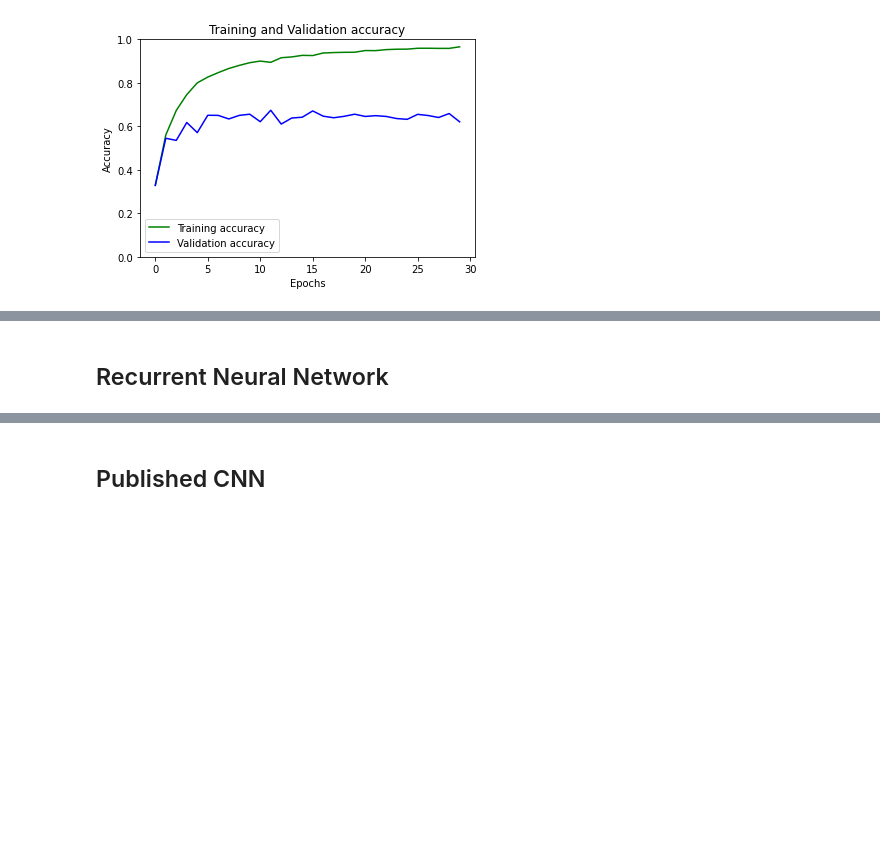
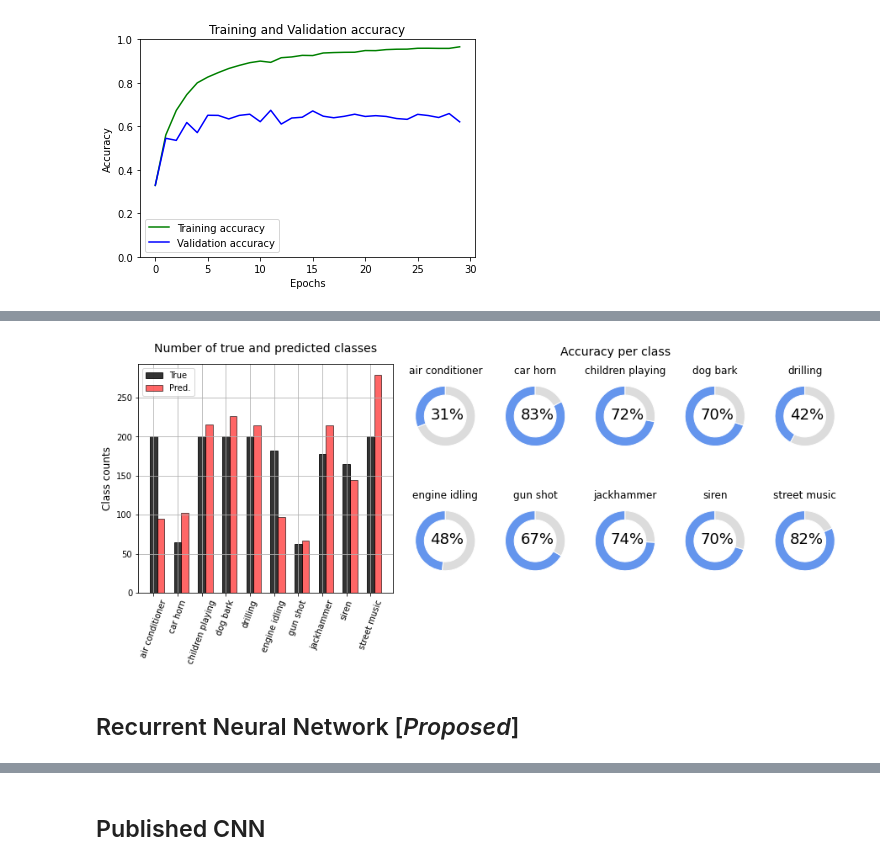
Before and after one commit to dkant000/ML_PROJECT, a Jupyter notebook: Machine_Learning_coursework2.ipynb, the cells around one changed output, grey strips where cells are left out. Saved outputs shown, nothing was run; the diff lists cells and outputs as text; code cells hidden in the pictures; blank space fills up the shorter version.

```diff
--- a/Machine_Learning_coursework2.ipynb
+++ b/Machine_Learning_coursework2.ipynb
@@ -1764,2 +1697,6 @@ dfresults, acc, recall_classes, precision_classes = my_results(y_test, y_pred)
+# %%
+plot_counts_accuracy(y_test, y_pred)
+# %% [output]
+[figure, added]
 # %% [markdown]
-## Recurrent Neural Network
+## Recurrent Neural Network [*Proposed*]
```
Also changed, not shown: parts of 45 cells of this notebook.
